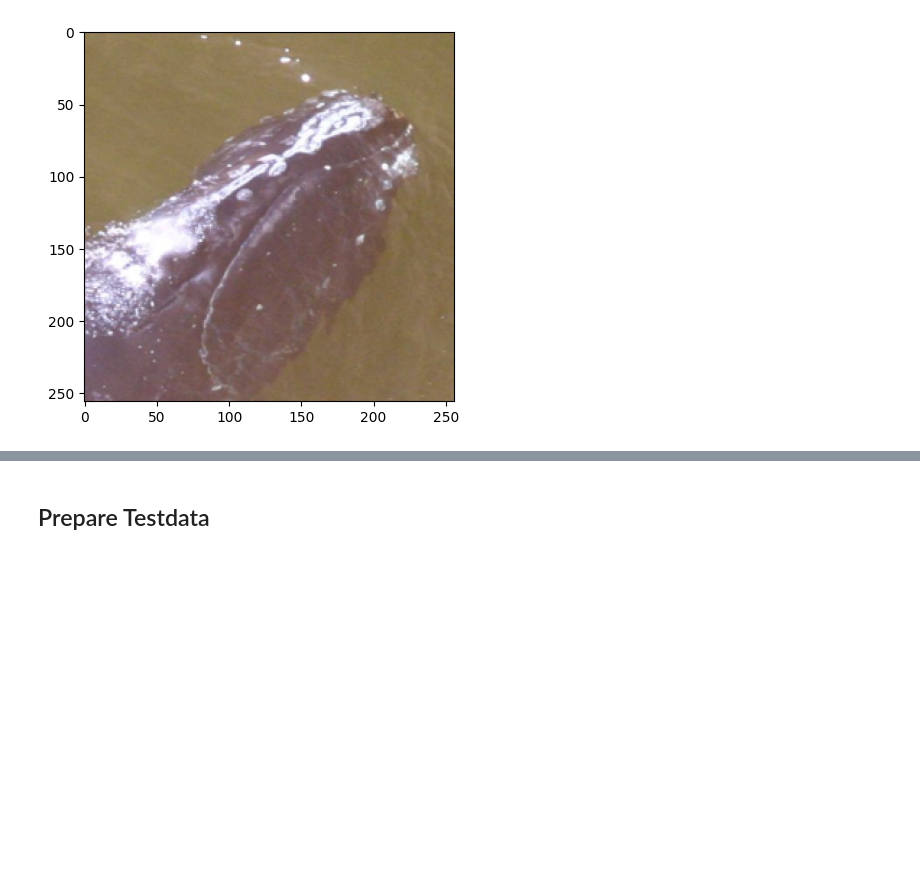
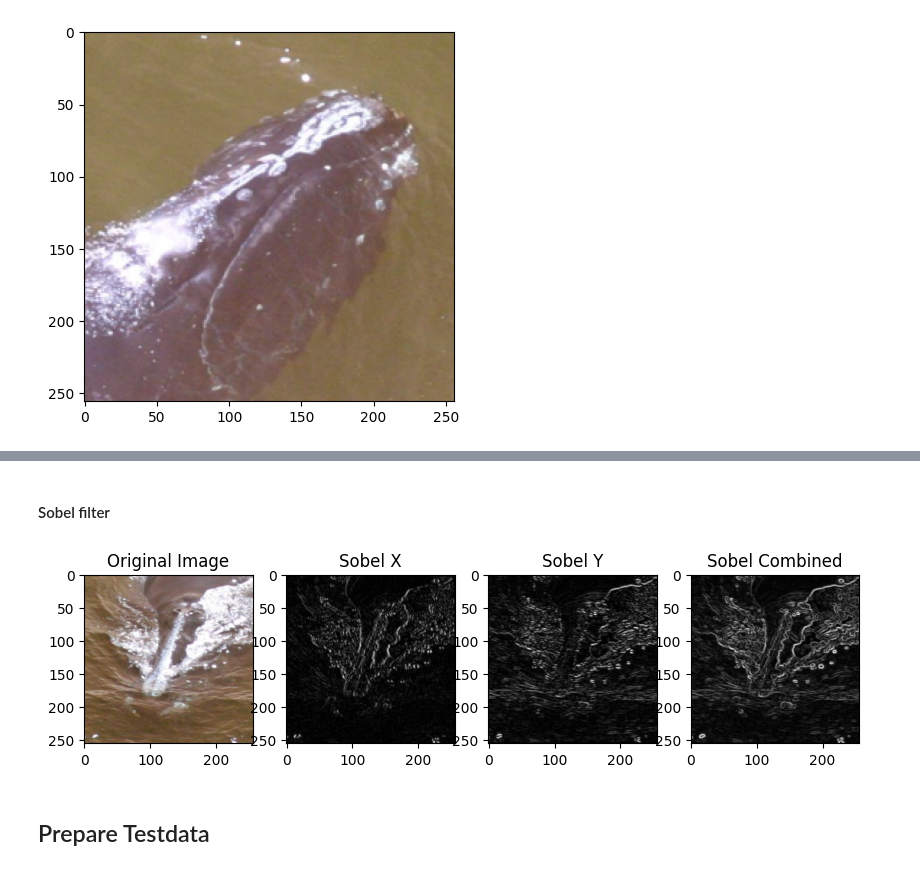
Before and after one commit to HSLU-Projects/ARTIFIN, a Jupyter notebook: 2_CreateTrainData.ipynb, the cells around one changed output, grey strips where cells are left out. Drawn from its saved outputs; the diff is of its cells as text; code cells hidden in the pictures; blank space fills up the shorter version.

```diff
--- a/2_CreateTrainData.ipynb
+++ b/2_CreateTrainData.ipynb
@@ -164,3 +204,39 @@ if prediction:
+# %% [markdown]
+#### Sobel filter
+# %%
+# Apply Sobel operator in the x direction
+resized_gray = cv2.cvtColor(resized, cv2.COLOR_BGR2GRAY)
+
+sobel_x = cv2.Sobel(resized_gray, cv2.CV_64F, 1, 0, ksize=3)
+
+# Apply Sobel operator in the y direction
+sobel_y = cv2.Sobel(resized_gray, cv2.CV_64F, 0, 1, ksize=3)
+
+# Combine the results
+sobel_combined = np.sqrt(sobel_x**2 + sobel_y**2)
+
+# Display the original, Sobel x, Sobel y, and combined images
+plt.figure(figsize=(10, 5))
+
+plt.subplot(2, 4, 1)
+plt.title('Original Image')
+plt.imshow(resized, cmap='gray')
+
+plt.subplot(2, 4, 2)
+plt.title('Sobel X')
+plt.imshow(np.abs(sobel_x), cmap='gray')
+
+plt.subplot(2, 4, 3)
+plt.title('Sobel Y')
+plt.imshow(np.abs(sobel_y), cmap='gray')
+
+plt.subplot(2, 4, 4)
+plt.title('Sobel Combined')
+plt.imshow(sobel_combined, cmap='gray')
+
+plt.show()
+# %% [output]
+[figure, added]
 # %% [markdown]
 ## Prepare Testdata
 # %%
```
Also changed, not shown: parts of 10 cells of this notebook, 1 other file.
